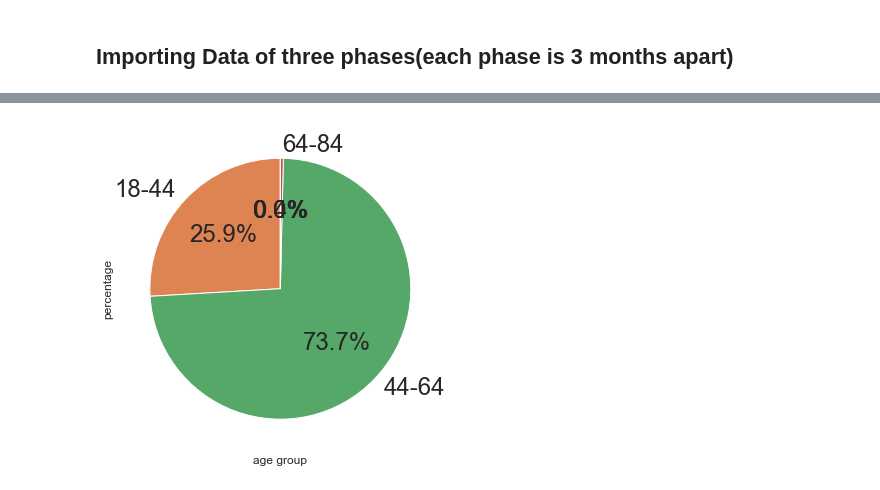
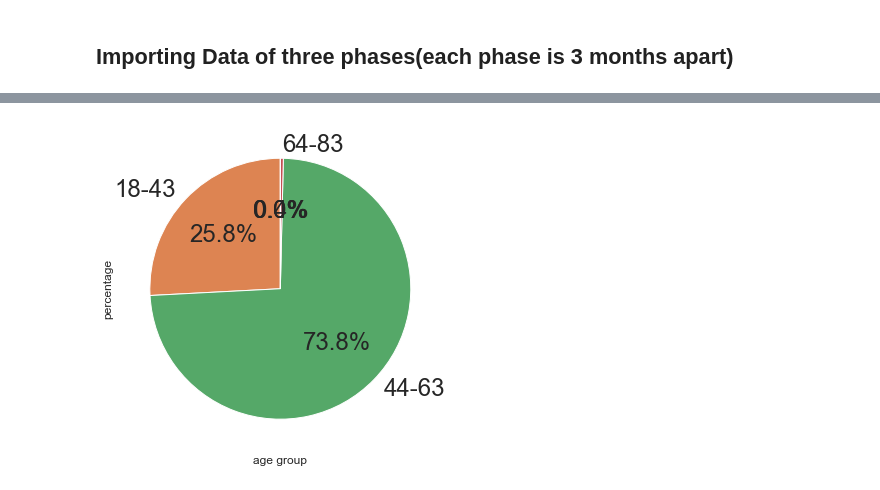
Before and after one commit to Rafeen/ML, a Jupyter notebook: PHC/Data Exploration.ipynb, the cells around one changed output, grey strips where cells are left out. Saved outputs shown, nothing was run; the diff lists cells and outputs as text; code cells hidden in the pictures.

```diff
--- a/PHC/Data Exploration.ipynb
+++ b/PHC/Data Exploration.ipynb
@@ -276,11 +238,11 @@ print(data.shape, data_train.shape, data_test.shape)
 # %%
 # Age groups available in the data set in percentage
-out = pd.cut(df['Age '], bins=[0, 18, 44, 64, 84, 120], labels=['0-18', '18-44', '44-64', '64-84', '84+'],include_lowest=False)
+out = pd.cut(df_clean['Age '], bins=[0, 18, 44, 64, 84, 120],labels=['0-17', '18-43', '44-63', '64-83', '84+'],include_lowest=False)
 out_norm = out.value_counts(sort=False, normalize=True).mul(100)
 ax = out_norm.plot.pie(rot=0, figsize=(8,6), autopct='%1.1f%%', startangle=90, fontsize=24)
 plt.ylabel("percentage")
 plt.xlabel("age group")
 
 plt.show()
 # %% [output]
-[figure, old version]
+[figure, new version]
```
Also changed, not shown: parts of 15 cells of this notebook, 8 other files.
